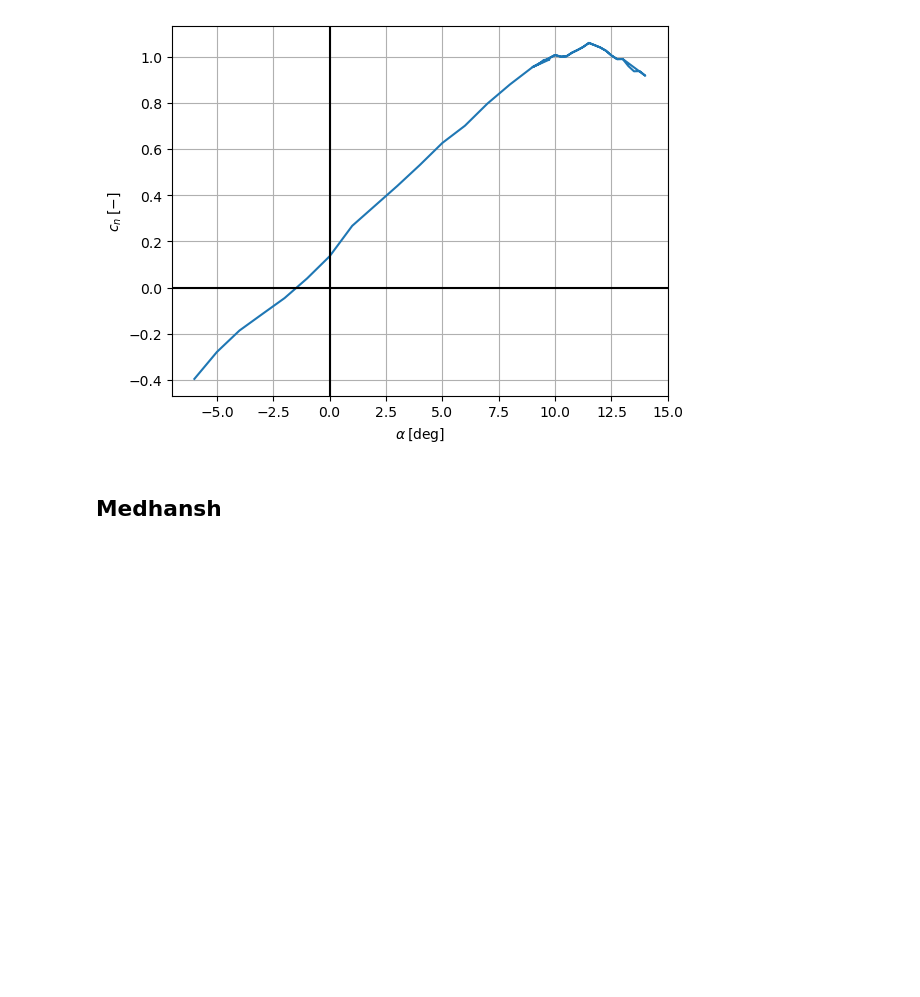
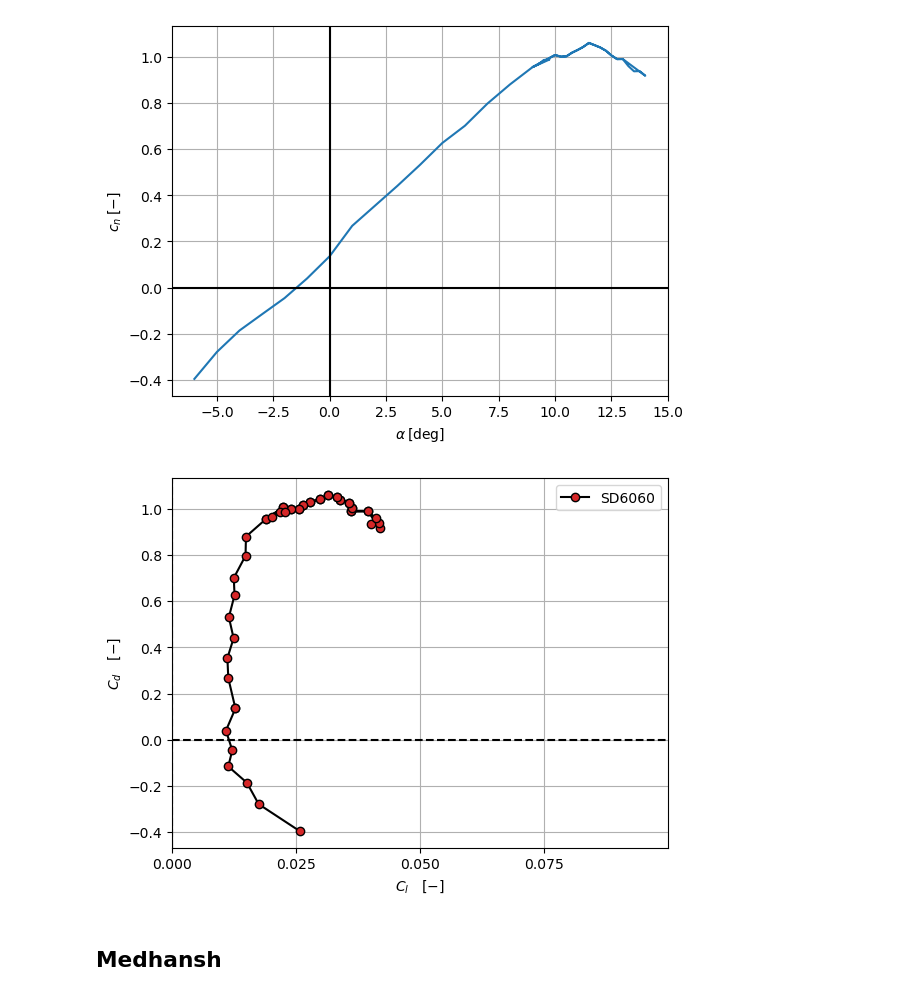
Before and after one commit to federicoangioni/LSWTT, a Jupyter notebook: processing.ipynb, the cells around one changed output. Cells and saved outputs as stored; diff of their text form; code cells hidden in the pictures; blank space fills up the shorter version.

Commit message:
plotting cd cl

```diff
--- a/processing.ipynb
+++ b/processing.ipynb
@@ -149,7 +149,9 @@ total = pd.read_csv('data/total_wake.csv')
 static = pd.read_csv('data/static_rake.csv')
 
 static_ports = list(static.loc[:, 'Port'])
-total_ports = total.loc[:, 'Port']
+# total_ports = total.loc[:, 'Port']
+
+total_ports = total.loc[(total['Port'] >= 'P056') & (total['Port'] <= 'P091'), 'Port'].tolist()
 
 
 velocities = [s + "_v" for s in total_ports]
@@ -164,8 +166,8 @@ pressures[velocities] = np.sqrt((pressures[total_ports].subtract(pressures['p_s_
 
 aoa = 6
 
-temp = pressures[pressures['Alpha'] == aoa].copy(deep=True).reset_index()
+# temp = pressures[pressures['Alpha'] == aoa].copy(deep=True).reset_index()
 
-plt.plot(total['mm'][:], temp[velocities].to_numpy().flatten())
-plt.grid()
-plt.show()
+# plt.plot(total['mm'][:], temp[velocities].to_numpy().flatten())
+# plt.grid()
+# plt.show()
@@ -233,6 +233,21 @@ plt.grid()
 plt.show()
 # %% [output]
 [figure]
+# %%
+plt.plot(pressures['c_d'], pressures['c_l'], marker = 'o', markersize = 6, zorder = 999,
+         markerfacecolor= 'tab:red', markeredgecolor  = 'black', label = 'SD6060', color = 'black')
+plt.xlabel(r"$C_l \quad [-]$")
+plt.ylabel(r"$C_d \quad [-]$")
+plt.axhline(0, color = 'black', linestyle='--')
+plt.axvline(0, color= 'black', linestyle='--')
+plt.xlim(0, 0.1)
+plt.xticks(np.arange(0, 0.1, 0.025))
+plt.legend()
+plt.grid()
+plt.savefig('plots/cd-cl.svg')
+plt.show()
+# %% [output]
+[figure, added]
 # %% [markdown]
 ## Medhansh
 # %%
```
Also changed, not shown: parts of 1 cell of this notebook, 2 other files.
